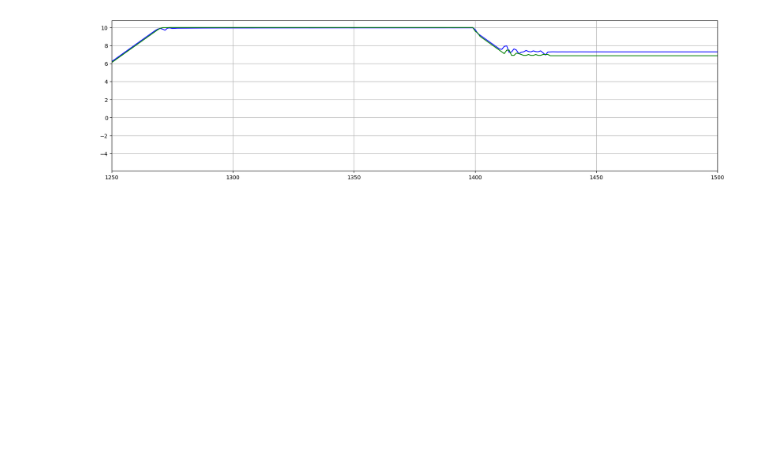
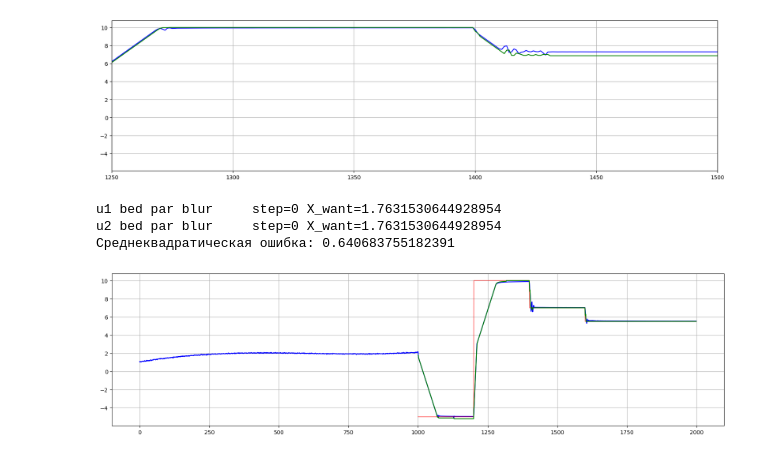
Before and after one commit to geseron/Adaptive_control_algorithm, a Jupyter notebook: Пампам.ipynb, the cells around one changed output. Cells and saved outputs as stored; diff of their text form; code cells hidden in the pictures; blank space fills up the shorter version.

```diff
--- a/Пампам.ipynb
+++ b/Пампам.ipynb
@@ -247,3 +247,82 @@ def catch_train_sample(train,X,par_blur):
     mask = (train > (X-0.8*par_blur)) & (train < (X+0.8*par_blur))
     sample = train[mask]
     return sample
+# %%
+curr_nuke = nuke_Epa
+u1, u2, m1, x = datasets_make_regression(nice_obj, count_dots, random_state, dispersion, border)
+X_want = 5.8
+X_func = X_want_hevi
+parameters_blur = { 'x'     : 0.8,      # зачения параметра размытости [значение параметра для X, значение параметра для m, значение параметра для u1, значение параметра для u2] последнее чтобы обрезать значение u2 для регулятора
+                    'm1'    : 0.8,
+                    'u1'    : 0.8,
+                    'u2'    : 0.8,}
+delta_m = 0.04382228452903661
+K_p = 0.4 # коэффициент усиления регулятора
+e = 0.0000 # ошибка регулирования
+correction = 0.000001
+difference = []
+count_of_steps = 1000
+
+for step in range(count_of_steps):
+    sample_x = catch_train_sample(x,x[-1],parameters_blur['x'])
+    sample_m1 = catch_train_sample(m1,m1[-1],parameters_blur['m1'])
+    sample_u1 = catch_train_sample(u1,u1[-1],parameters_blur['u1'])
+    sample_u2 = catch_train_sample( u2 , u2[-1] , parameters_blur['u2'] )
+
+    # т. к. обучающие массивы обрезаны в результате кластеризации, то нужно подогнать их по размеру
+    sizes = np.array([ np.shape(sample_x)[0], np.shape(sample_m1)[0], np.shape(sample_u1)[0], np.shape(sample_u2)[0] ])
+    size = sizes[np.argmin(sizes)]
+    sample_x = sample_x[-size:]
+    sample_u1 = sample_u1[-size:]
+    sample_u2 = sample_u2[-size:]
+    sample_m1 = sample_m1[-size:]
+
+
+    X_want = X_func(step)
+    #print(f'{step=}\n{X_want=}')
+    correction = K_p * (X_want - x[-1])
+    sample_m1 = np.append( sample_m1 , outside_m(sample_m1[-1],delta_m, dispersion) )
+    X_want = find_borders(sample_x, X_want, parameters_blur['x'])
+    u_1_next = u1_regression(X_want = X_want, m_pred = sample_m1[-1], x_train = sample_x, u_train = sample_u1, m_train = sample_m1, par_blur=parameters_blur, nuke=curr_nuke)        # возможно надо обрезать m1, чтобы был без последнего элемента
+    if (np.isnan(u_1_next)):
+        print(f'u1 bed par blur     {step=} {X_want=}')
+        u_1_next = 0
+        #break
+    u_1_next += correction
+    u_1_next = find_borders(sample_u1, u_1_next, parameters_blur['u1'])
+    sample_u1 = np.append(sample_u1, u_1_next)
+    u_2_next = u_2_regression(X_want = X_want,U_1_pred = u_1_next, m_pred = sample_m1[-1], x_train = sample_x, u2_train=sample_u2, u1_train=sample_u1, m_train=sample_m1, par_blur = parameters_blur, nuke = curr_nuke)
+    if (np.isnan(u_2_next)):
+        print(f'u2 bed par blur     {step=} {X_want=}')
+        u_2_next = 0
+        #break
+    u_2_next += correction
+    u_2_next = find_borders(sample_u2, u_2_next, parameters_blur['u2'])
+    sample_u2 = np.append(sample_u2, u_2_next)
+    X_currend = nice_obj(sample_u1[-1], u2[-1], sample_m1[-1])
+    difference.append([ step, X_want, correction**2 ])
+    x = np.append( x, X_currend )
+    u1 = np.append( u1, sample_u1[-1] )
+    u2 = np.append( u2, sample_u2[-1] )
+    m1 = np.append( m1, sample_m1[-1] )
+
+difference = np.array(difference)
+print(f'Среднеквадратическая ошибка: {difference[:,2].sum()/count_of_steps}')
+
+true_pic = []
+for i in range(step+1):
+    true_pic.append(X_func(i))
+
+fig = plt.figure(figsize =(20, 5))
+ax = plt.axes()
+ax.plot(list(range(len(x))),x,color="blue")
+ax.plot(1000+difference[:,0],true_pic,color='red', alpha = 0.5)
+ax.plot(1000+difference[:,0],difference[:,1],color='green')
+
+ax.grid()
+plt.show()
+# %% [output]
+u1 bed par blur     step=0 X_want=1.7631530644928954
+u2 bed par blur     step=0 X_want=1.7631530644928954
+Среднеквадратическая ошибка: 0.640683755182391
+[figure, added]
```
Also changed, not shown: parts of 1 cell of this notebook.
